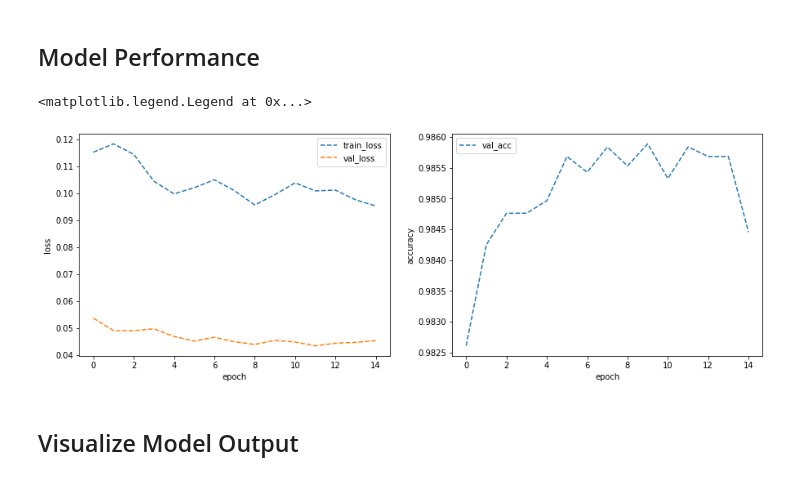
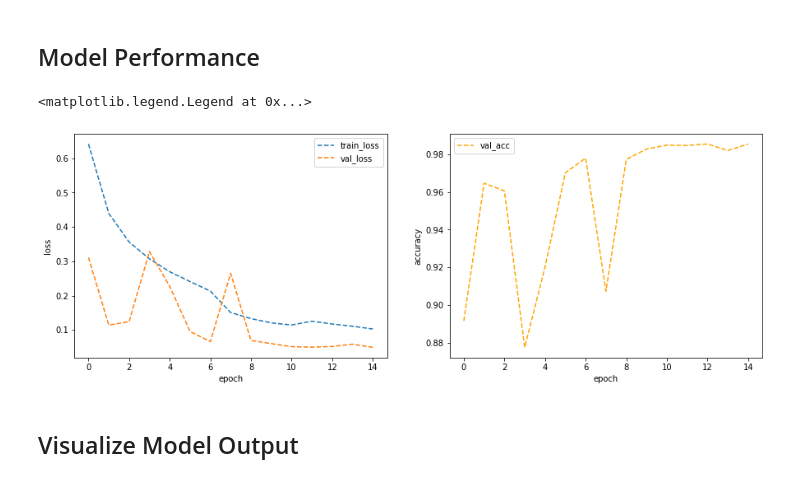
Before and after one commit to dyen5/MIDS-251-2021-Final-Project, a Jupyter notebook: w251_transfer_learning.ipynb, the cells around one changed output. Saved outputs shown, nothing was run; the diff lists cells and outputs as text; code cells hidden in the pictures.

```diff
--- a/w251_transfer_learning.ipynb
+++ b/w251_transfer_learning.ipynb
@@ -36,6 +36,12 @@ plt.ion()   # interactive mode
 # Just normalization for validation
 data_transforms = {
     'mini': transforms.Compose([
+        transforms.RandomResizedCrop(224),
+        transforms.RandomHorizontalFlip(),
+        transforms.ToTensor(),
+        transforms.Normalize([0.485, 0.456, 0.406], [0.229, 0.224, 0.225])
+    ]),
+    'train': transforms.Compose([
         transforms.RandomResizedCrop(224),
         transforms.RandomHorizontalFlip(),
         transforms.ToTensor(),
@@ -58,13 +64,13 @@ data_transforms = {
 data_dir = '/home/ubuntu/data/2A_images_reorg'
 image_datasets = {x: datasets.ImageFolder(os.path.join(data_dir, x),
                                           data_transforms[x])
-                  for x in ['mini', 'val', 'test']}
+                  for x in ['mini', 'train', 'val', 'test']}
 
 dataloaders = {x: torch.utils.data.DataLoader(image_datasets[x], batch_size=4,
                                              shuffle=True, num_workers=4)
-              for x in ['mini', 'val', 'test']}
+              for x in ['mini', 'train', 'val', 'test']}
 
-dataset_sizes = {x: len(image_datasets[x]) for x in ['mini', 'val', 'test']}
+dataset_sizes = {x: len(image_datasets[x]) for x in ['mini', 'train', 'val', 'test']}
 class_names = image_datasets['mini'].classes
 
 device = torch.device("cuda:0" if torch.cuda.is_available() else "cpu")
@@ -102,7 +108,7 @@ imshow(out, title=[class_names[x] for x in classes])
 # %% [markdown]
 ## Model Function
 # %%
-def train_model(model, criterion, optimizer, scheduler, num_epochs=25):
+def train_model(model, criterion, optimizer, scheduler, num_epochs=25, train_='mini'):
     since = time.time()
 
     best_model_wts = copy.deepcopy(model.state_dict())
@@ -116,8 +122,8 @@ def train_model(model, criterion, optimizer, scheduler, num_epochs=25):
         history['epoch'].append(epoch)
 
         # Each epoch has a training and validation phase
-        for phase in ['mini', 'val']:
-            if phase == 'mini':
+        for phase in [train_, 'val']:
+            if phase == train_:
                 model.train()  # Set model to training mode
             else:
                 model.eval()   # Set model to evaluate mode
@@ -135,27 +141,27 @@ def train_model(model, criterion, optimizer, scheduler, num_epochs=25):
 
                 # forward
                 # track history if only in train
-                with torch.set_grad_enabled(phase == 'mini'):
+                with torch.set_grad_enabled(phase == train_):
                     outputs = model(inputs)
                     _, preds = torch.max(outputs, 1)
                     loss = criterion(outputs, labels)
 
                     # backward + optimize only if in training phase
-                    if phase == 'mini':
+                    if phase == train_:
                         loss.backward()
                         optimizer.step()
 
                 # statistics
                 running_loss += loss.item() * inputs.size(0)
                 running_corrects += torch.sum(preds == labels.data)
-            if phase == 'mini':
+            if phase == train_:
                 scheduler.step()
 
             epoch_loss = running_loss / dataset_sizes[phase]
             epoch_acc = running_corrects.double() / dataset_sizes[phase]
 
             # store statistics
-            if phase == 'mini':
+            if phase == train_:
                 history['train_loss'].append(epoch_loss)
                 history['train_acc'].append(epoch_acc.item())
             else:
@@ -269,7 +257,7 @@ ResNet(
 Takes about 15 minutes for 10 epochs
 # %%
 model_ft, history = train_model(model_ft, criterion, optimizer_ft, exp_lr_scheduler,
-                       num_epochs=10)
+                       num_epochs=15, train_='mini')
 # %% [output]
 Epoch 0/14
 ----------
@@ -335,22 +323,21 @@ mini Loss: 0.1008 Acc: 0.9659
 # %%
 fig, ax = plt.subplots(1, 2, figsize=(15,5))
 
-#epochs = len(history['epoch'])
-#x = np.linspace(0, epochs, epochs)
-
+# Loss
 ax[0].plot(history['epoch'], history['train_loss'], label='train_loss', linestyle='--')
 ax[0].plot(history['epoch'], history['val_loss'], label='val_loss', linestyle='--')
 ax[0].set_xlabel('epoch')
 ax[0].set_ylabel('loss')
 ax[0].legend()
 
-ax[1].plot(history['epoch'], history['val_acc'], label='val_acc', linestyle='--')
+# Accuracy
+ax[1].plot(history['epoch'], history['val_acc'], label='val_acc', linestyle='--', color='orange')
 ax[1].set_xlabel('epoch')
 ax[1].set_ylabel('accuracy')
 ax[1].legend()
 # %% [output]
 <matplotlib.legend.Legend at 0x...>
-[figure, old version]
+[figure, new version]
 # %% [markdown]
 ## Visualize Model Output
 # %%
```
Also changed, not shown: parts of 19 cells of this notebook, 1 other file.
